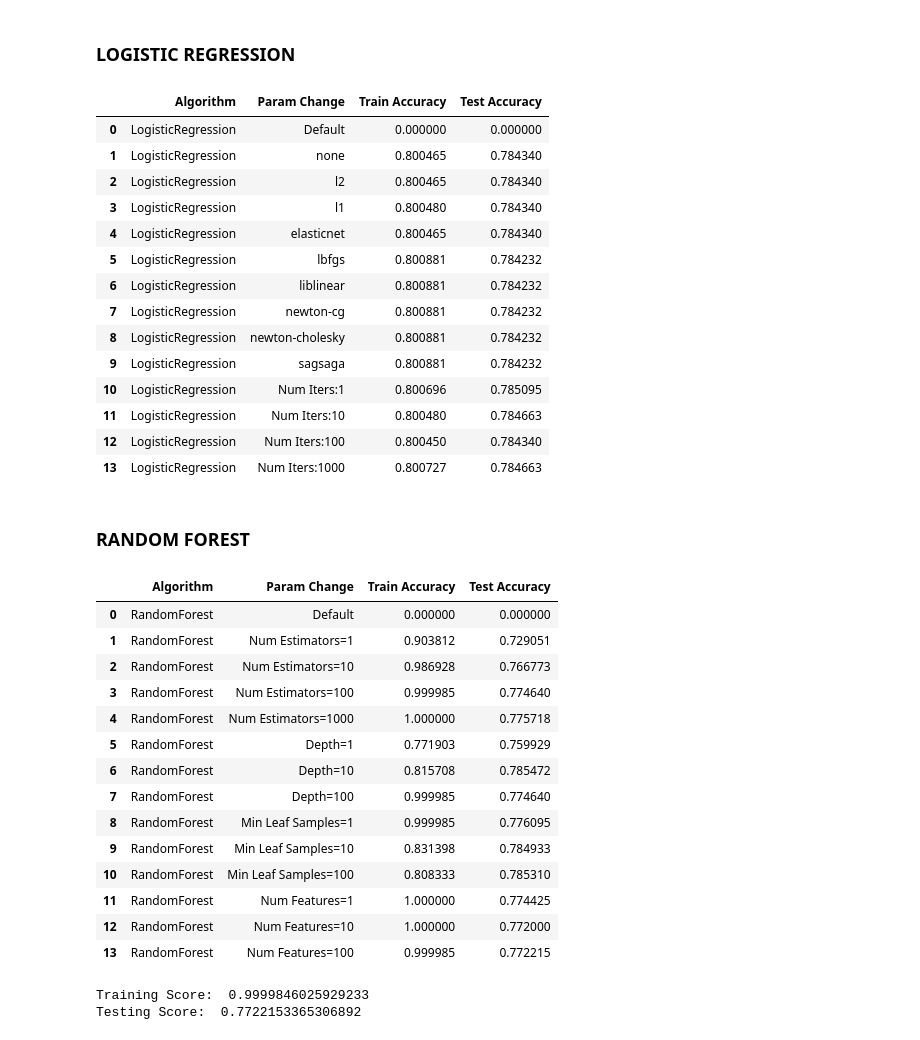
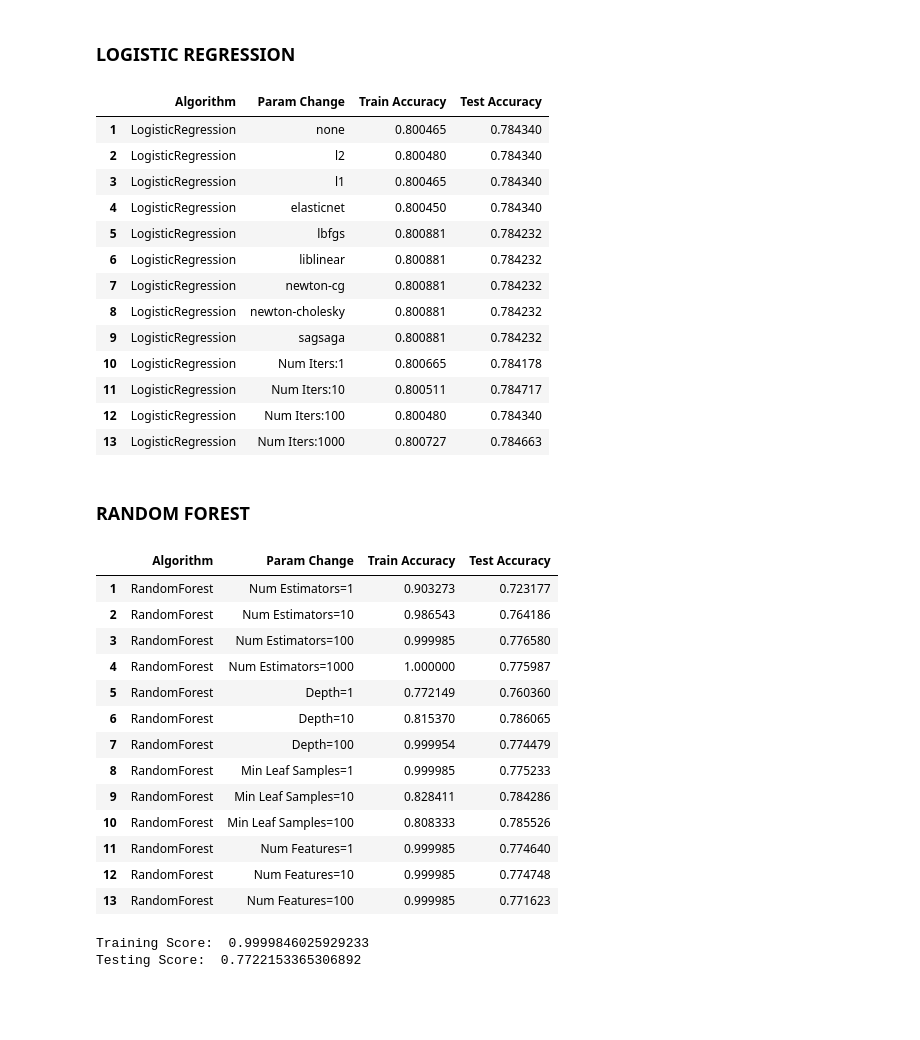
Before and after one commit to Fabio752/Tennis-Predictions, a Jupyter notebook: tennisPredictor.ipynb, the cells around one changed output. Cells and saved outputs as stored; diff of their text form; code cells hidden in the pictures; blank space fills up the shorter version.

```diff
--- a/tennisPredictor.ipynb
+++ b/tennisPredictor.ipynb
@@ -719,26 +719,25 @@ for iter in params_LR['max_iter']:
     y_pred_train = clf.predict(x_train)
     y_pred_test = clf.predict(x_test)
     LR_output.loc[len(LR_output.index)] = ["LogisticRegression", ("Num Iters:" +str(iter)), accuracy_score(y_train,y_pred_train), accuracy_score(y_test,y_pred_test)]
-
+LR_output = LR_output.drop(index=0,axis=0)
 display(LR_output)
 
 
 #print(f"LR Score on Train set: {clf.score(x_train, y_train)}")
 # %% [output]
 |  | Algorithm | Param Change | Train Accuracy | Test Accuracy |
-| 0 | LogisticRegression | Default | 0.000000 | 0.000000 |
 | 1 | LogisticRegression | none | 0.800465 | 0.784340 |
-| 2 | LogisticRegression | l2 | 0.800465 | 0.784340 |
-| 3 | LogisticRegression | l1 | 0.800480 | 0.784340 |
-| 4 | LogisticRegression | elasticnet | 0.800465 | 0.784340 |
+| 2 | LogisticRegression | l2 | 0.800480 | 0.784340 |
+| 3 | LogisticRegression | l1 | 0.800465 | 0.784340 |
+| 4 | LogisticRegression | elasticnet | 0.800450 | 0.784340 |
 | 5 | LogisticRegression | lbfgs | 0.800881 | 0.784232 |
 | 6 | LogisticRegression | liblinear | 0.800881 | 0.784232 |
 | 7 | LogisticRegression | newton-cg | 0.800881 | 0.784232 |
 | 8 | LogisticRegression | newton-cholesky | 0.800881 | 0.784232 |
 | 9 | LogisticRegression | sagsaga | 0.800881 | 0.784232 |
-| 10 | LogisticRegression | Num Iters:1 | 0.800696 | 0.785095 |
-| 11 | LogisticRegression | Num Iters:10 | 0.800480 | 0.784663 |
-| 12 | LogisticRegression | Num Iters:100 | 0.800450 | 0.784340 |
+| 10 | LogisticRegression | Num Iters:1 | 0.800665 | 0.784178 |
+| 11 | LogisticRegression | Num Iters:10 | 0.800511 | 0.784717 |
+| 12 | LogisticRegression | Num Iters:100 | 0.800480 | 0.784340 |
 | 13 | LogisticRegression | Num Iters:1000 | 0.800727 | 0.784663 |
 # %% [markdown]
 ### RANDOM FOREST
@@ -756,48 +755,47 @@ RF_output = pd.DataFrame({"Algorithm" : "RandomForest",
 #Random Forest Default Vals: n_estimators: 100, max_depth = none, min_samples_leaf = 1, max_features=n_features(num of features in fit)
 for n in params_RF["n_estimators"]:
     rfr = RandomForestClassifier(n_estimators=n)
     rfr.fit(x_train,y_train)
     y_pred_train = rfr.predict(x_train)
     y_pred_test = rfr.predict(x_test)
     RF_output.loc[len(RF_output.index)] = ["RandomForest", ("Num Estimators="+str(n)), accuracy_score(y_train,y_pred_train), accuracy_score(y_test,y_pred_test)]
 for d in params_RF["max_depth"]:
     rfr = RandomForestClassifier(max_depth=d)
     rfr.fit(x_train,y_train)
     y_pred_train = rfr.predict(x_train)
     y_pred_test = rfr.predict(x_test)
     RF_output.loc[len(RF_output.index)] = ["RandomForest", ("Depth="+str(d)), accuracy_score(y_train,y_pred_train), accuracy_score(y_test,y_pred_test)]
 
 for l in params_RF["min_samples_leaf"]:
     rfr = RandomForestClassifier(min_samples_leaf=l)
     rfr.fit(x_train,y_train)
     y_pred_train = rfr.predict(x_train)
     y_pred_test = rfr.predict(x_test)
     RF_output.loc[len(RF_output.index)] = ["RandomForest", ("Min Leaf Samples="+str(l)), accuracy_score(y_train,y_pred_train), accuracy_score(y_test,y_pred_test)]
 
 for f in params_RF["max_features"]:
     rfr = RandomForestClassifier(max_features=f)
     rfr.fit(x_train,y_train)
     y_pred_train = rfr.predict(x_train)
     y_pred_test = rfr.predict(x_test)
     RF_output.loc[len(RF_output.index)] = ["RandomForest", ("Num Features="+str(f)), accuracy_score(y_train,y_pred_train), accuracy_score(y_test,y_pred_test)]
-
+RF_output = RF_output.drop(index=0,axis=0)
 display(RF_output)
 # %% [output]
 |  | Algorithm | Param Change | Train Accuracy | Test Accuracy |
-| 0 | RandomForest | Default | 0.000000 | 0.000000 |
-| 1 | RandomForest | Num Estimators=1 | 0.903812 | 0.729051 |
-| 2 | RandomForest | Num Estimators=10 | 0.986928 | 0.766773 |
-| 3 | RandomForest | Num Estimators=100 | 0.999985 | 0.774640 |
-| 4 | RandomForest | Num Estimators=1000 | 1.000000 | 0.775718 |
-| 5 | RandomForest | Depth=1 | 0.771903 | 0.759929 |
-| 6 | RandomForest | Depth=10 | 0.815708 | 0.785472 |
-| 7 | RandomForest | Depth=100 | 0.999985 | 0.774640 |
-| 8 | RandomForest | Min Leaf Samples=1 | 0.999985 | 0.776095 |
-| 9 | RandomForest | Min Leaf Samples=10 | 0.831398 | 0.784933 |
-| 10 | RandomForest | Min Leaf Samples=100 | 0.808333 | 0.785310 |
-| 11 | RandomForest | Num Features=1 | 1.000000 | 0.774425 |
-| 12 | RandomForest | Num Features=10 | 1.000000 | 0.772000 |
-| 13 | RandomForest | Num Features=100 | 0.999985 | 0.772215 |
+| 1 | RandomForest | Num Estimators=1 | 0.903273 | 0.723177 |
+| 2 | RandomForest | Num Estimators=10 | 0.986543 | 0.764186 |
+| 3 | RandomForest | Num Estimators=100 | 0.999985 | 0.776580 |
+| 4 | RandomForest | Num Estimators=1000 | 1.000000 | 0.775987 |
+| 5 | RandomForest | Depth=1 | 0.772149 | 0.760360 |
+| 6 | RandomForest | Depth=10 | 0.815370 | 0.786065 |
+| 7 | RandomForest | Depth=100 | 0.999954 | 0.774479 |
+| 8 | RandomForest | Min Leaf Samples=1 | 0.999985 | 0.775233 |
+| 9 | RandomForest | Min Leaf Samples=10 | 0.828411 | 0.784286 |
+| 10 | RandomForest | Min Leaf Samples=100 | 0.808333 | 0.785526 |
+| 11 | RandomForest | Num Features=1 | 0.999985 | 0.774640 |
+| 12 | RandomForest | Num Features=10 | 0.999985 | 0.774748 |
+| 13 | RandomForest | Num Features=100 | 0.999985 | 0.771623 |
 # %%
 print("Training Score: ", rfr.score(x_train, y_train))
 print("Testing Score: ", rfr.score(x_test, y_test))
```
